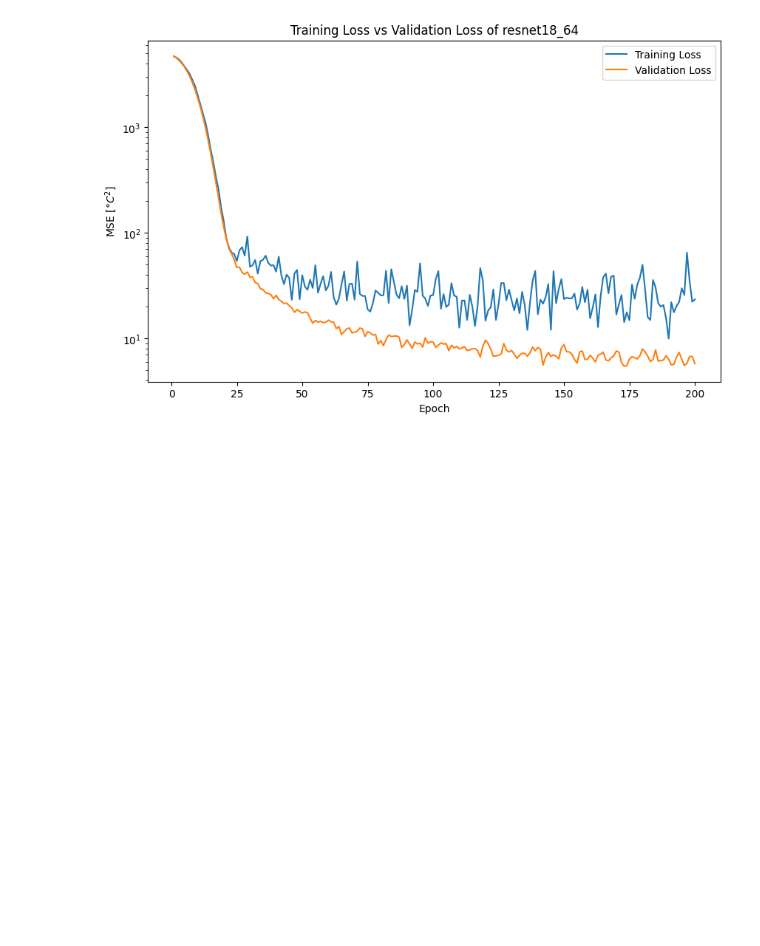
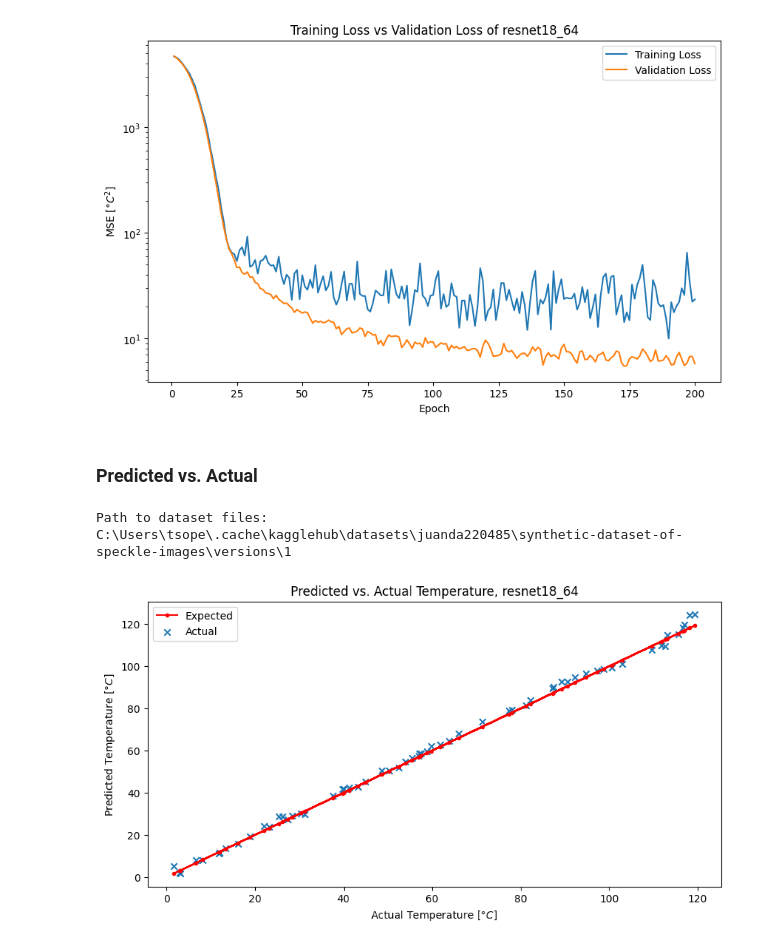
Before and after one commit to tsopeter/835-Final-Project, a Jupyter notebook: CompareModels.ipynb, the cells around one changed output. Saved outputs shown, nothing was run; the diff lists cells and outputs as text; code cells hidden in the pictures; blank space fills up the shorter version.

```diff
--- a/CompareModels.ipynb
+++ b/CompareModels.ipynb
@@ -254,3 +254,20 @@ plt.legend(["Training Loss", "Validation Loss"])
 plt.show()
 # %% [output]
 [figure]
+# %% [markdown]
+### Predicted vs. Actual
+# %%
+SupConModel, RegressionModel = resnet18_model_runner_get_basic_models()
+y_pred, y_test = resnet18_model_runner_inference('ConModels/Resnet18/5_400ep_64e_r_200ep_1_t1.0_b128/Regressor/resnet18_regression_model3_c_400ep_64e_r_200ep_1.pth')
+
+plt.figure(figsize=[10, 5])
+plt.plot(y_test, y_test, '.-', c='red')
+plt.scatter(y_test, y_pred, marker='x')
+plt.xlabel(r"Actual Temperature $[\degree C]$")
+plt.ylabel(r"Predicted Temperature $[\degree C]$")
+plt.title("Predicted vs. Actual Temperature, resnet18_64")
+plt.legend(['Expected', 'Actual'])
+plt.show()
+# %% [output]
+Path to dataset files: C:\Users\tsope\.cache\kagglehub\datasets\juanda220485\synthetic-dataset-of-speckle-images\versions\1
+[figure, added]
```
Also changed, not shown: parts of 1 cell of this notebook, 1 other file.
